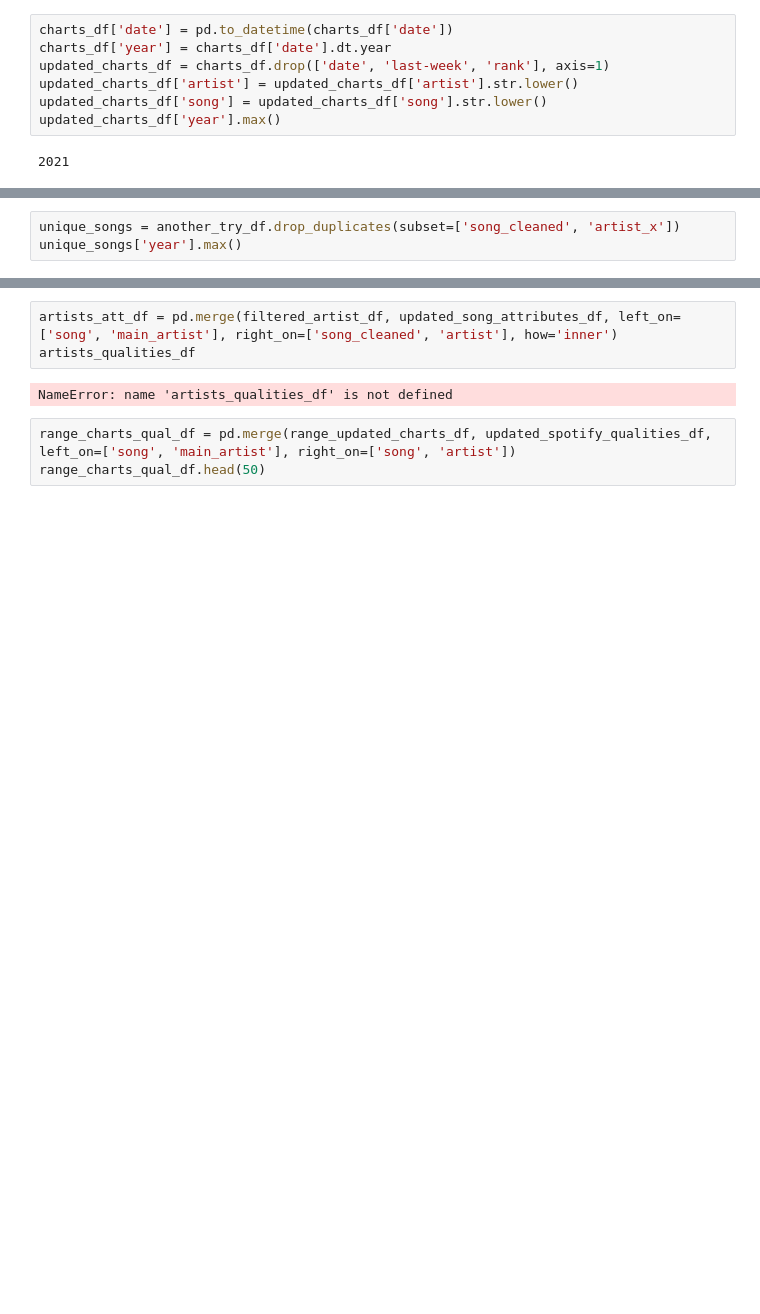
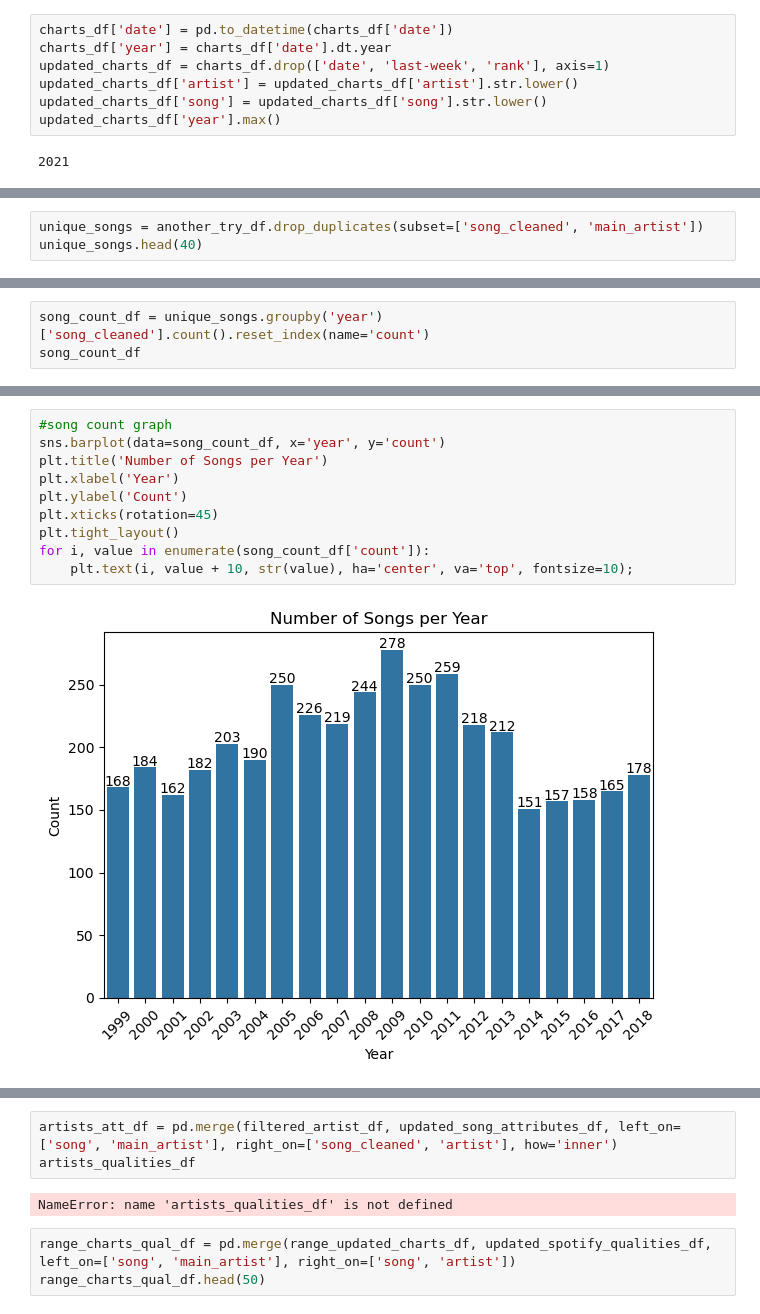
Before and after one commit to bergen-christensen/Capstone, a Jupyter notebook: notebooks/capstone_bergen.ipynb, the cells around one changed output, grey strips where cells are left out. Drawn from its saved outputs; the diff is of its cells as text; blank space fills up the shorter version.

Commit message:
first graph

```diff
--- a/notebooks/capstone_bergen.ipynb
+++ b/notebooks/capstone_bergen.ipynb
@@ -209,5 +208,5 @@ another_try_df.head(30)
 30 rows × 23 columns
 # %%
-unique_songs = another_try_df.drop_duplicates(subset=['song_cleaned', 'artist_x'])
-unique_songs['year'].max()
+unique_songs = another_try_df.drop_duplicates(subset=['song_cleaned', 'main_artist'])
+unique_songs.head(40)
 # %% [output]
@@ -214,0 +231,3 @@ unique_songs['year'].max()
+# %%
+song_count_df = unique_songs.groupby('year')['song_cleaned'].count().reset_index(name='count')
+song_count_df
@@ -215,3 +252,15 @@ unique_songs['year'].max()
+# %%
+#song count graph
+sns.barplot(data=song_count_df, x='year', y='count')
+plt.title('Number of Songs per Year')
+plt.xlabel('Year')
+plt.ylabel('Count')
+plt.xticks(rotation=45)
+plt.tight_layout()
+for i, value in enumerate(song_count_df['count']):
+    plt.text(i, value + 10, str(value), ha='center', va='top', fontsize=10);
+# %% [output]
+[figure, added]
 # %%
 updated_song_attributes_df['song_cleaned'] = updated_song_attributes_df['song'].str.replace(r'\s*\((feat\.?|featuring)[^)]*\)', '', regex=True).str.strip()
 updated_song_attributes_df.info()
```
Also changed, not shown: parts of 8 cells of this notebook.
